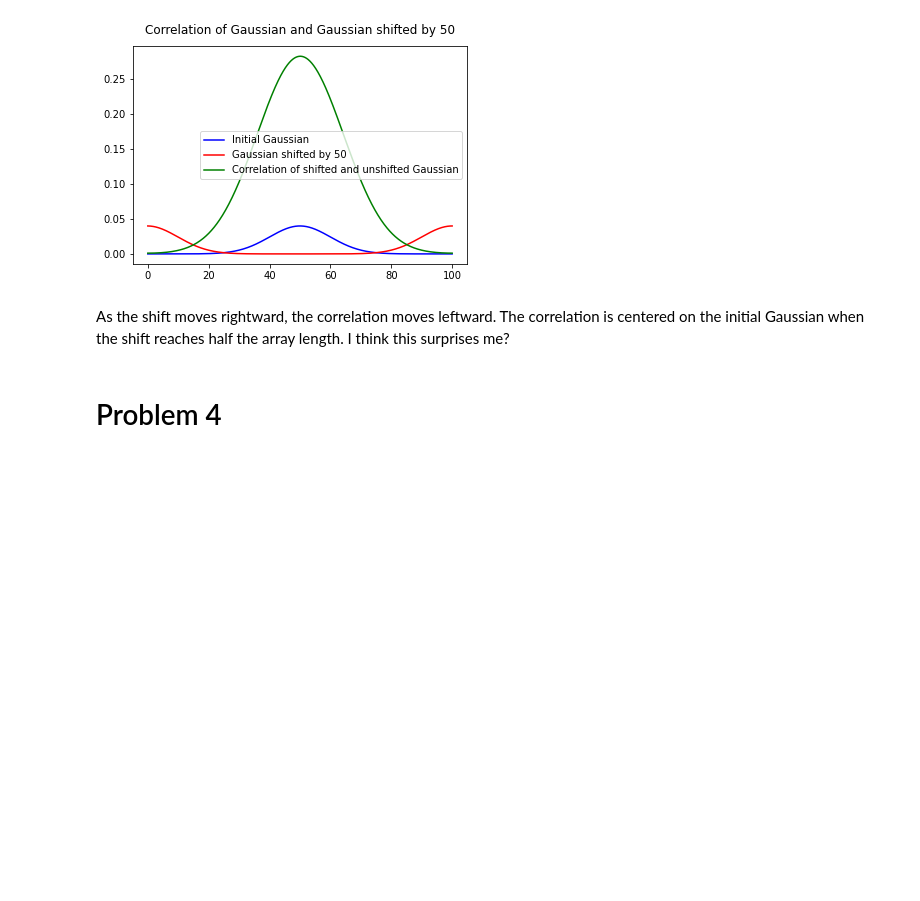
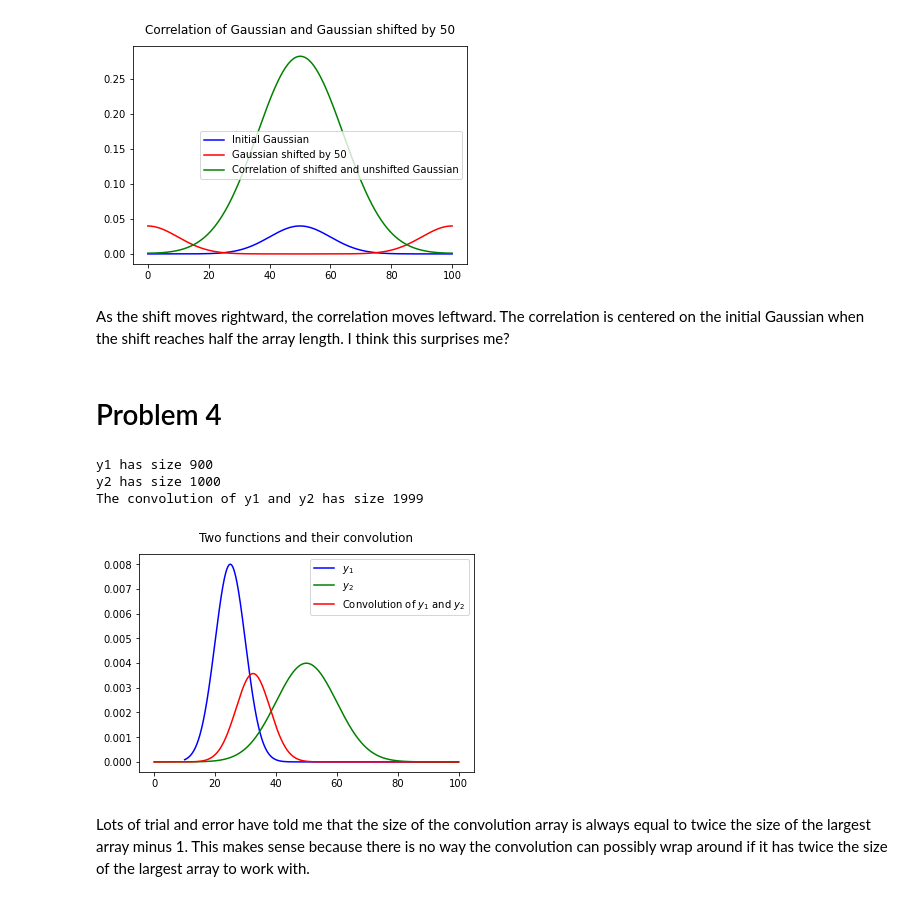
Before and after one commit to baron-de-montblanc/PHYS_512, a Jupyter notebook: problem_sets/ps5/problem_set_5.ipynb, the cells around one changed output. Saved outputs shown, nothing was run; the diff lists cells and outputs as text; code cells hidden in the pictures; blank space fills up the shorter version.

```diff
--- a/problem_sets/ps5/problem_set_5.ipynb
+++ b/problem_sets/ps5/problem_set_5.ipynb
@@ -107,3 +111,60 @@ for i in shift:
 As the shift moves rightward, the correlation moves leftward. The correlation is centered on the initial Gaussian when the shift reaches half the array length. I think this surprises me?
 # %% [markdown]
 # Problem 4
+# %%
+def conv_safe(f,g):
+    ''' f and g are not necessarily the same length'''
+
+    if f.size != g.size:  # scipy convolve requires same array lengths
+        warnings.warn("Array sizes incompatible. Adding zeros at the end of shortest array.")
+
+        maxsize = max(f.size,g.size)
+
+        while f.size < maxsize:
+            f = np.append(f,0)
+        while g.size < maxsize:
+            g = np.append(g,0)
+
+    return convolve(f,g,mode='full')  # scipy convolve in full mode sidesteps the wrapping-around issue
+
+
+#------------------- Test it out --------------------------------------------------------------
+
+
+x = np.linspace(0,100,1000)
+
+# Start with two Gaussians of different sizes
+y1 = gaussian(x[100:],25,5)
+y2 = gaussian(x,50,10)
+
+# Convolve them safely
+y = conv_safe(y1,y2)
+
+# Return the array sizes
+print("y1 has size",y1.size)
+print("y2 has size",y2.size)
+print("The convolution of y1 and y2 has size",y.size)
+
+
+# Normalize them
+y1 = y1/np.sum(y1)
+y2 = y2/np.sum(y2)
+y = y/np.sum(y)
+
+# Plot them
+plt.plot(x[100:],y1,color='blue',label=r'$y_1$')
+plt.plot(x,y2,color='green',label=r'$y_2$')
+
+x = np.linspace(0,100,len(y)) # Make sure I can plot the full convolution
+plt.plot(x,y,color='red',label=r'Convolution of $y_1$ and $y_2$')
+plt.title("Two functions and their convolution",y=1.03)
+plt.legend()
+
+plt.show()
+# %% [output]
+y1 has size 900
+y2 has size 1000
+The convolution of y1 and y2 has size 1999
+[figure, added]
+# %% [markdown]
+Lots of trial and error have told me that the size of the convolution array is always equal to twice the size of the largest array minus 1. This makes sense because there is no way the convolution can possibly wrap around if it has twice the size of the largest array to work with.
```
Also changed, not shown: parts of 1 cell of this notebook.
